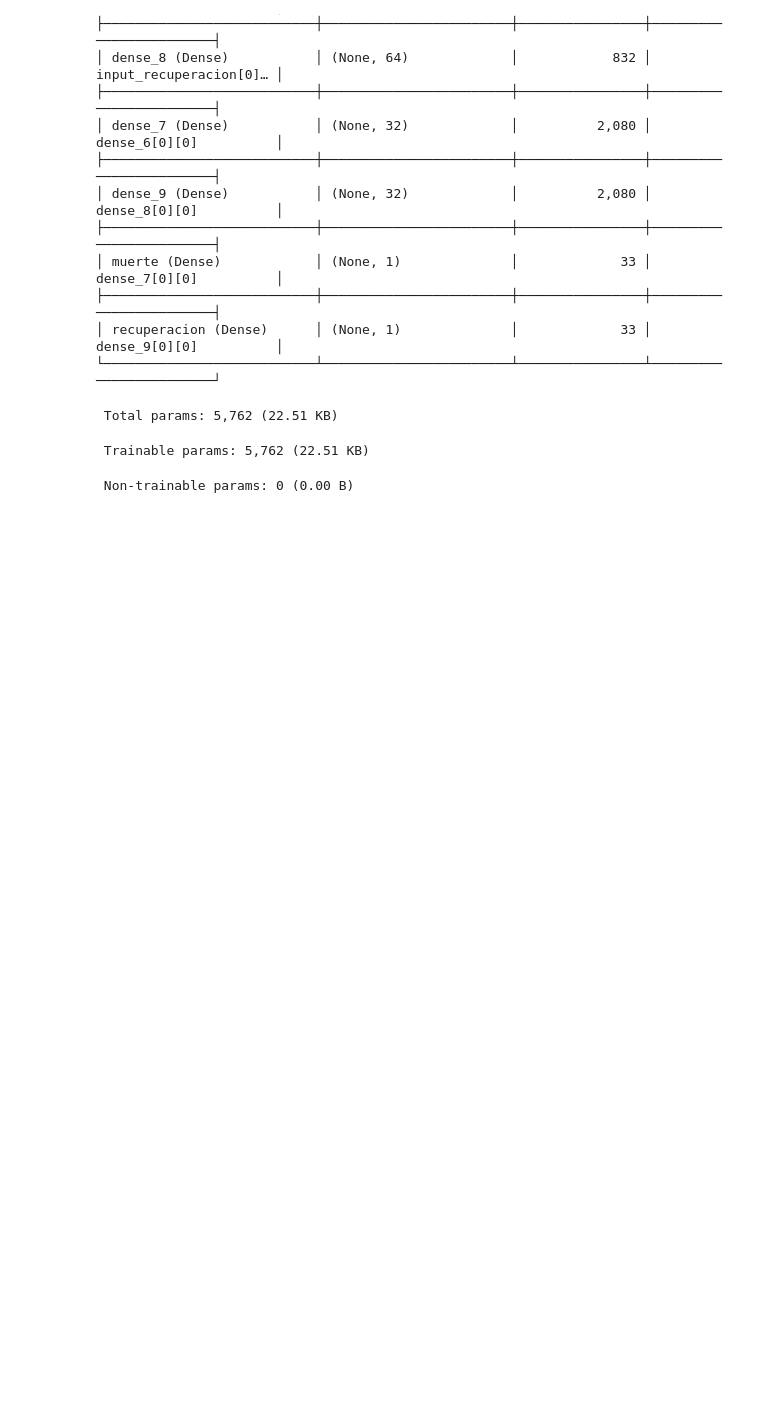
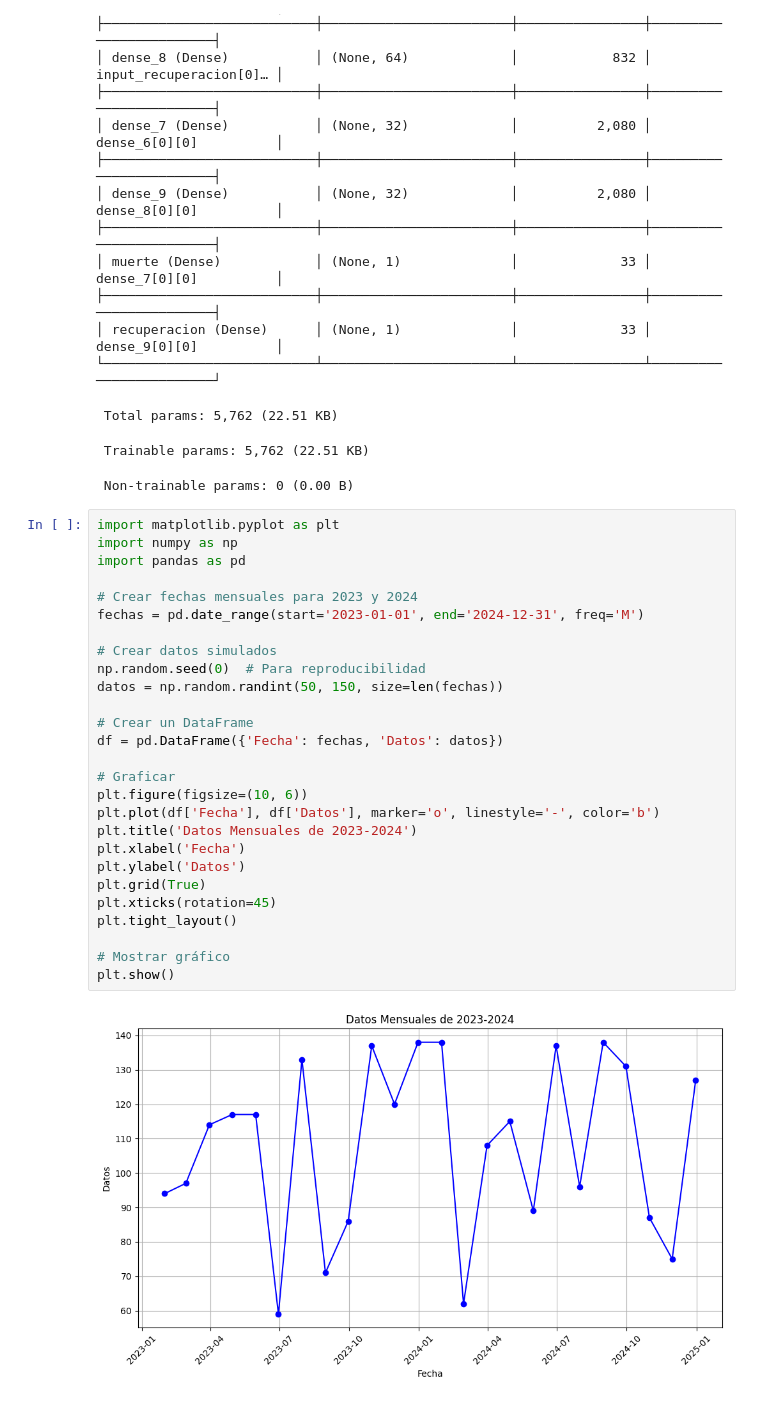
Before and after one commit to Vanessa0ne/phyton, a Jupyter notebook: HISTOGRAMA_CON_PYTHON.ipynb, the cells around one changed output. Drawn from its saved outputs; the diff is of its cells as text; blank space fills up the shorter version.

```diff
--- a/HISTOGRAMA_CON_PYTHON.ipynb
+++ b/HISTOGRAMA_CON_PYTHON.ipynb
@@ -1337,3 +1337,32 @@ Model: "functional_3"
  Total params: 5,762 (22.51 KB)
  Trainable params: 5,762 (22.51 KB)
  Non-trainable params: 0 (0.00 B)
+# %%
+import matplotlib.pyplot as plt
+import numpy as np
+import pandas as pd
+
+# Crear fechas mensuales para 2023 y 2024
+fechas = pd.date_range(start='2023-01-01', end='2024-12-31', freq='M')
+
+# Crear datos simulados
+np.random.seed(0)  # Para reproducibilidad
+datos = np.random.randint(50, 150, size=len(fechas))
+
+# Crear un DataFrame
+df = pd.DataFrame({'Fecha': fechas, 'Datos': datos})
+
+# Graficar
+plt.figure(figsize=(10, 6))
+plt.plot(df['Fecha'], df['Datos'], marker='o', linestyle='-', color='b')
+plt.title('Datos Mensuales de 2023-2024')
+plt.xlabel('Fecha')
+plt.ylabel('Datos')
+plt.grid(True)
+plt.xticks(rotation=45)
+plt.tight_layout()
+
+# Mostrar gráfico
+plt.show()
+# %% [output]
+[figure, added]
```
